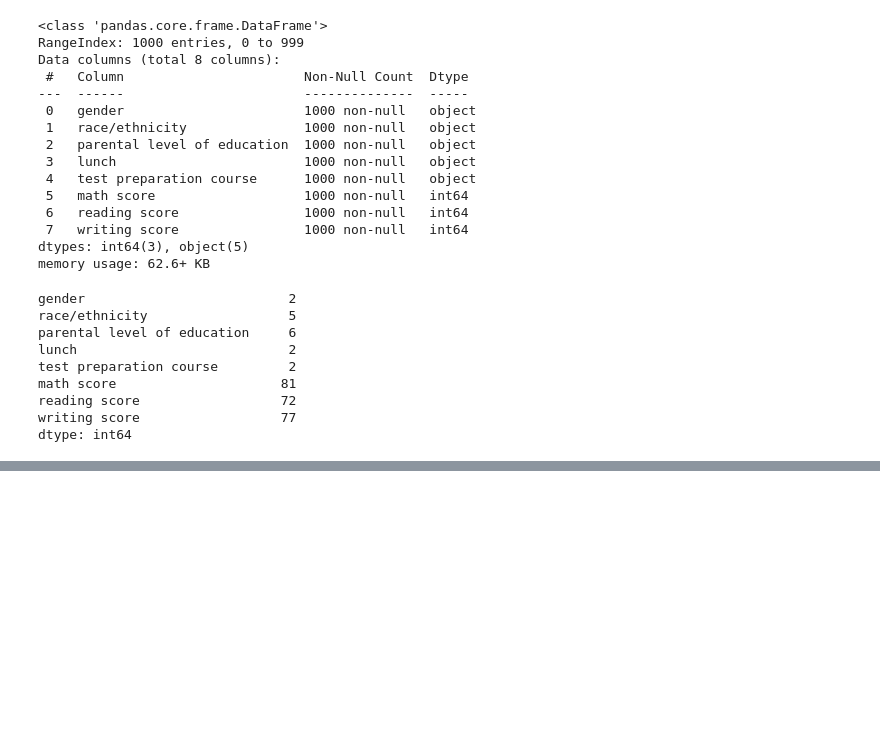
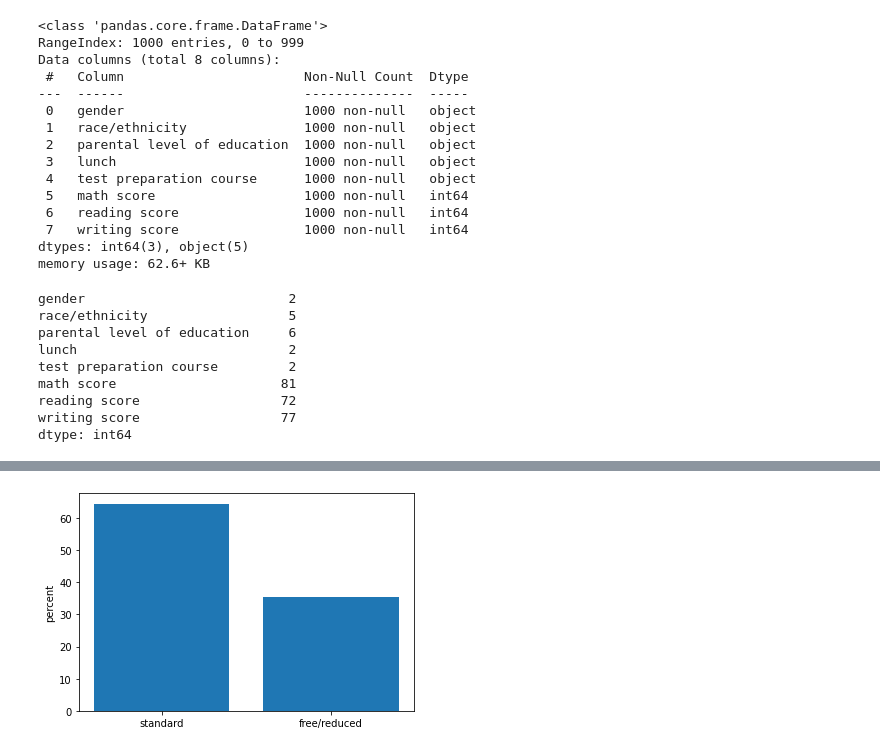
Before and after one commit to fernfl/DataAnalysis, a Jupyter notebook: Projeto2_Educacao/Projeto2_dadosDaEducacao.ipynb, the cells around one changed output, grey strips where cells are left out. Cells and saved outputs as stored; diff of their text form; code cells hidden in the pictures; blank space fills up the shorter version.

```diff
--- a/Projeto2_Educacao/Projeto2_dadosDaEducacao.ipynb
+++ b/Projeto2_Educacao/Projeto2_dadosDaEducacao.ipynb
@@ -50,0 +113,8 @@ dtype: int64
+# %%
+#porcetagem lunch
+lunch_percent = df['lunch'].value_counts(normalize=True)*100
+# %%
+plt.bar(lunch_percent.index,lunch_percent)
+plt.ylabel("percent");
+# %% [output]
+[figure, added]
```
Also changed, not shown: parts of 29 cells of this notebook.
